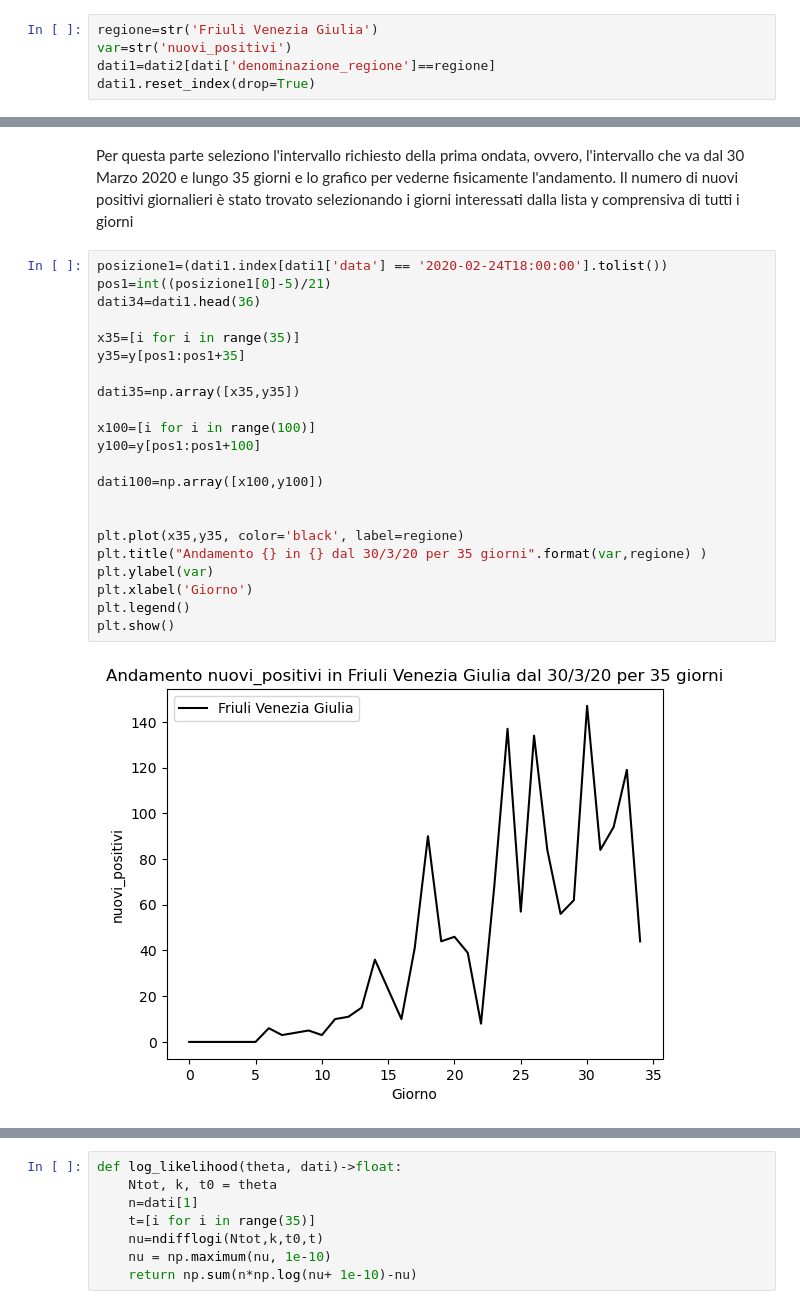
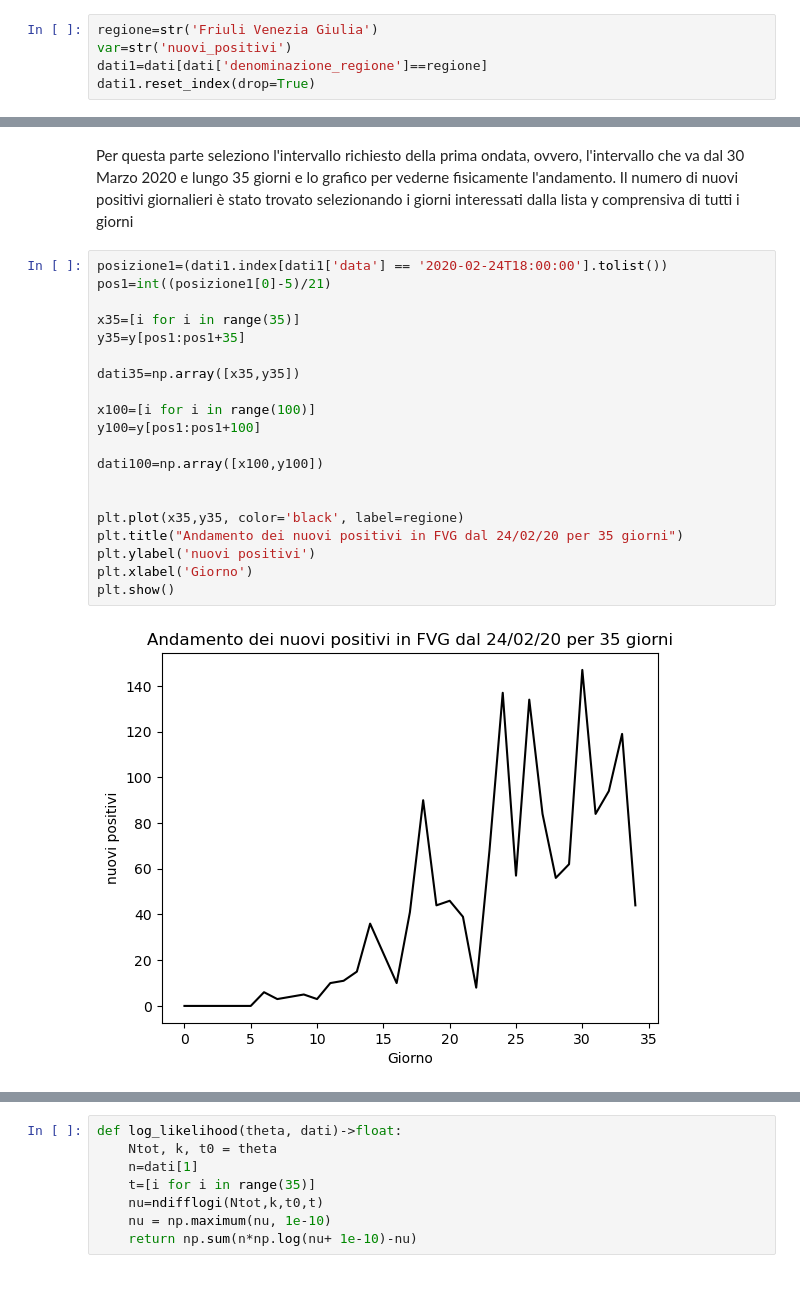
Before and after one commit to ErikMoro02/EsameCOVID, a Jupyter notebook: Esame COVID Erik Moro.ipynb, the cells around one changed output, grey strips where cells are left out. Cells and saved outputs as stored; diff of their text form.

```diff
--- a/Esame COVID Erik Moro.ipynb
+++ b/Esame COVID Erik Moro.ipynb
@@ -24,7 +23,7 @@ analizzare, qui la consegna chiedeva di analizzare i nuovi positivi.
 # %%
 regione=str('Friuli Venezia Giulia')
 var=str('nuovi_positivi')
-dati1=dati2[dati['denominazione_regione']==regione]
+dati1=dati[dati['denominazione_regione']==regione]
 dati1.reset_index(drop=True)
 # %% [output]
 |  | data | stato | codice_regione | denominazione_regione | lat | long | ricoverati_con_sintomi | ... |
@@ -135,27 +140,25 @@ Per questa parte seleziono l'intervallo richiesto della prima ondata, ovvero, l'
 # %%
 posizione1=(dati1.index[dati1['data'] == '2020-02-24T18:00:00'].tolist())
 pos1=int((posizione1[0]-5)/21)
-dati34=dati1.head(36)
 
 x35=[i for i in range(35)]
 y35=y[pos1:pos1+35]
 
 dati35=np.array([x35,y35])
 
 x100=[i for i in range(100)]
 y100=y[pos1:pos1+100]
 
 dati100=np.array([x100,y100])
 
 
 plt.plot(x35,y35, color='black', label=regione)
-plt.title("Andamento {} in {} dal 30/3/20 per 35 giorni".format(var,regione) )
-plt.ylabel(var)
+plt.title("Andamento dei nuovi positivi in FVG dal 24/02/20 per 35 giorni")
+plt.ylabel('nuovi positivi')
 plt.xlabel('Giorno')
-plt.legend()
 plt.show()
 # %% [output]
-[figure, old version]
+[figure, new version]
 # %% [markdown]
 La consegna richiede la realizzazione poissoniana, dunque scrivo la funzione di likelihood come:
 $$
```
Also changed, not shown: parts of 36 cells of this notebook.
